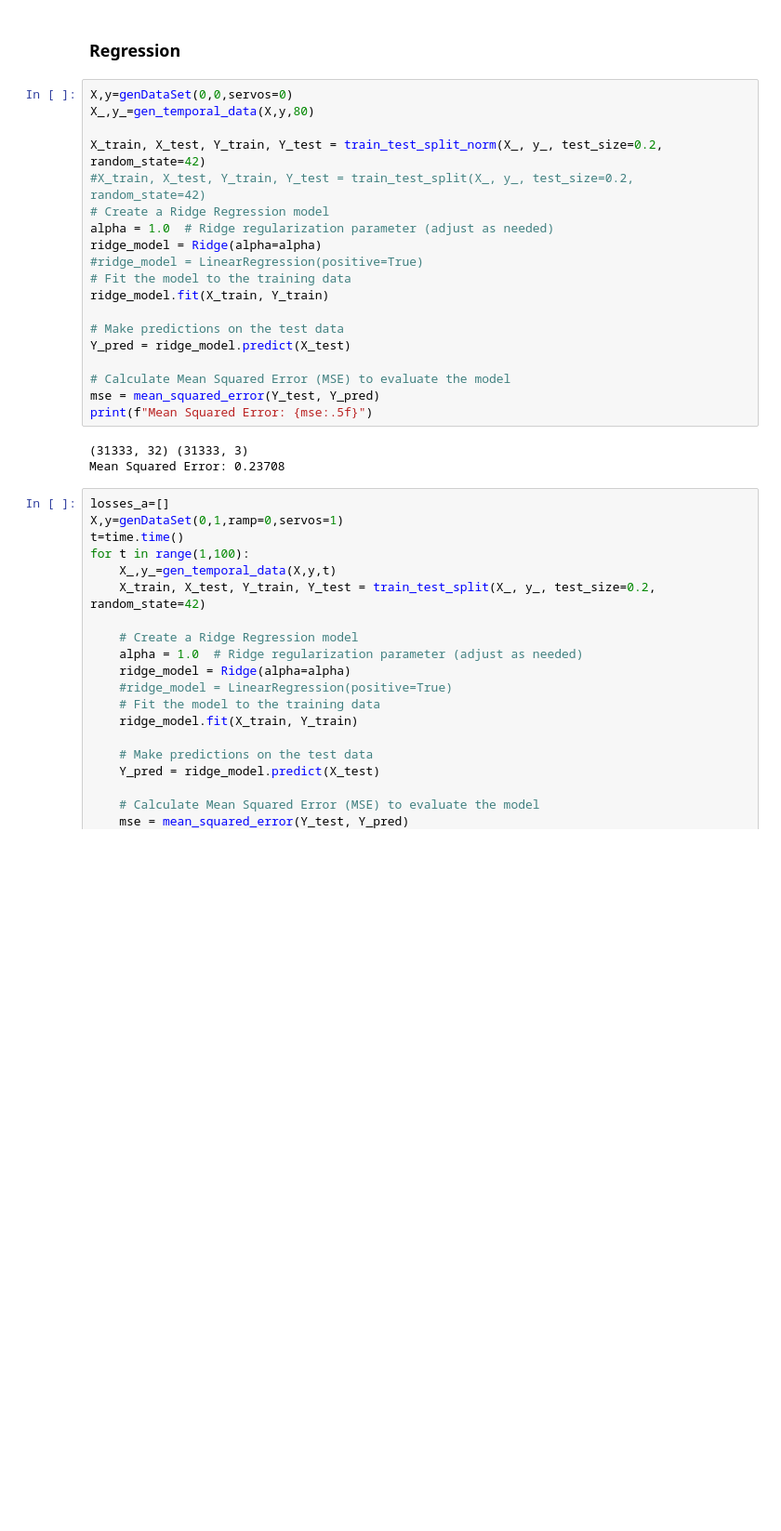
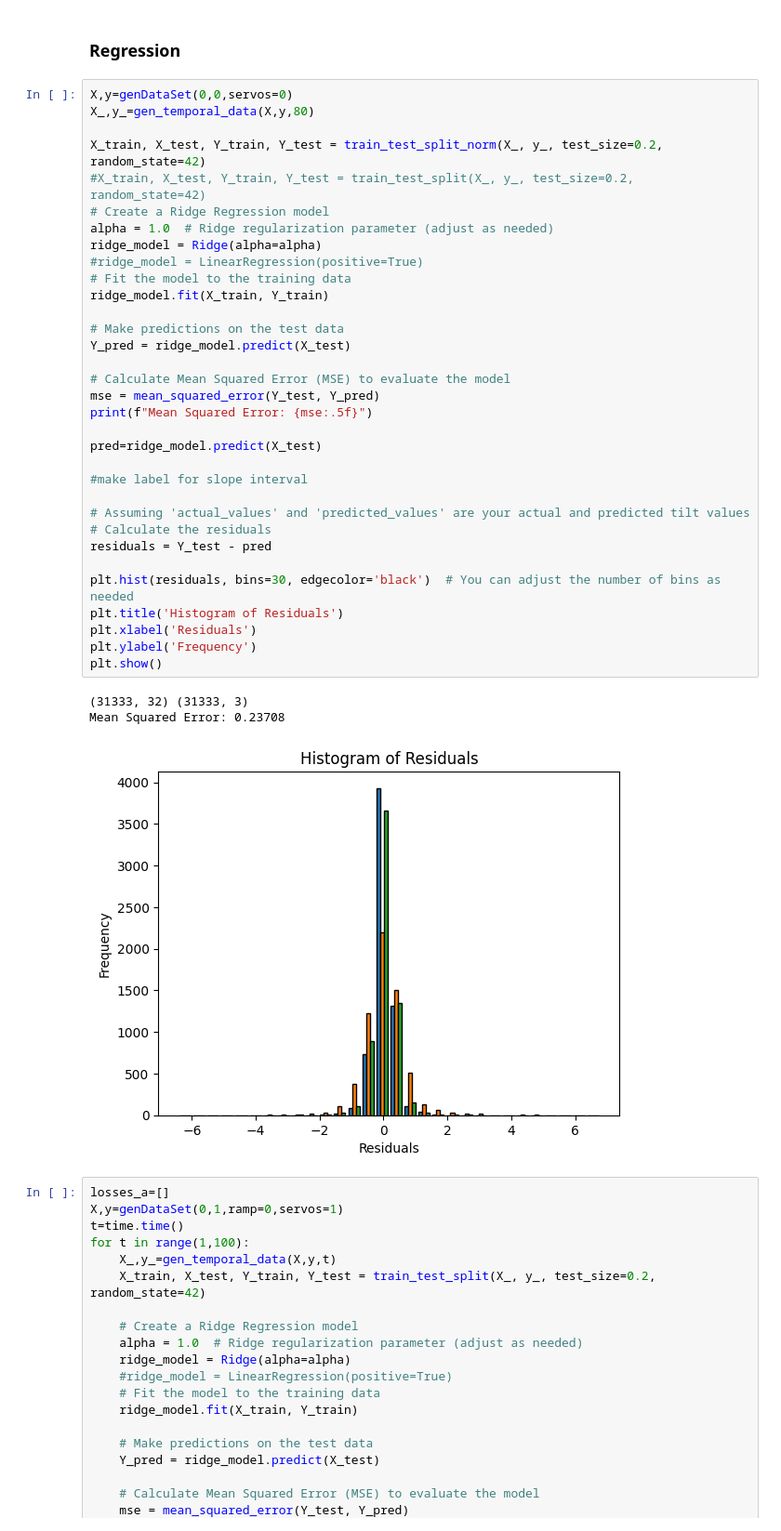
Before and after one commit to shepai/TactileSensor, a Jupyter notebook: Code/Data collection/robot/excel.ipynb, the cells around one changed output. Shown at 93% size. Cells and saved outputs as stored; diff of their text form; blank space fills up the shorter version.

```diff
--- a/Code/Data collection/robot/excel.ipynb
+++ b/Code/Data collection/robot/excel.ipynb
@@ -261,25 +261,40 @@ print(len(X))
 # %%
 X,y=genDataSet(0,0,servos=0)
 X_,y_=gen_temporal_data(X,y,80)
 
 X_train, X_test, Y_train, Y_test = train_test_split_norm(X_, y_, test_size=0.2, random_state=42)
 #X_train, X_test, Y_train, Y_test = train_test_split(X_, y_, test_size=0.2, random_state=42)
 # Create a Ridge Regression model
 alpha = 1.0  # Ridge regularization parameter (adjust as needed)
 ridge_model = Ridge(alpha=alpha)
 #ridge_model = LinearRegression(positive=True)
 # Fit the model to the training data
 ridge_model.fit(X_train, Y_train)
 
 # Make predictions on the test data
 Y_pred = ridge_model.predict(X_test)
 
 # Calculate Mean Squared Error (MSE) to evaluate the model
 mse = mean_squared_error(Y_test, Y_pred)
 print(f"Mean Squared Error: {mse:.5f}")
+
+pred=ridge_model.predict(X_test)
+
+#make label for slope interval
+
+# Assuming 'actual_values' and 'predicted_values' are your actual and predicted tilt values
+# Calculate the residuals
+residuals = Y_test - pred
+
+plt.hist(residuals, bins=30, edgecolor='black')  # You can adjust the number of bins as needed
+plt.title('Histogram of Residuals')
+plt.xlabel('Residuals')
+plt.ylabel('Frequency')
+plt.show()
 # %% [output]
 (31333, 32) (31333, 3)
 Mean Squared Error: 0.23708
+[figure, added]
 # %%
 losses_a=[]
 X,y=genDataSet(0,1,ramp=0,servos=1)
```
